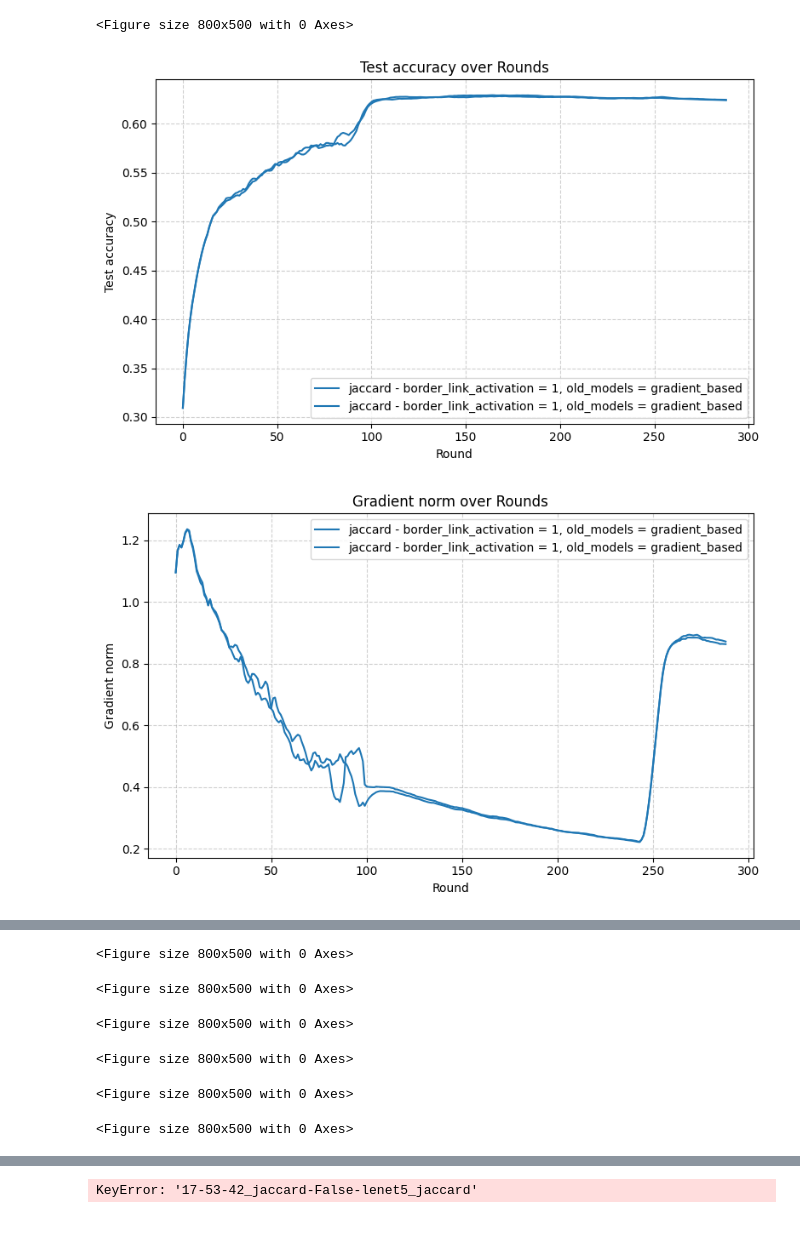
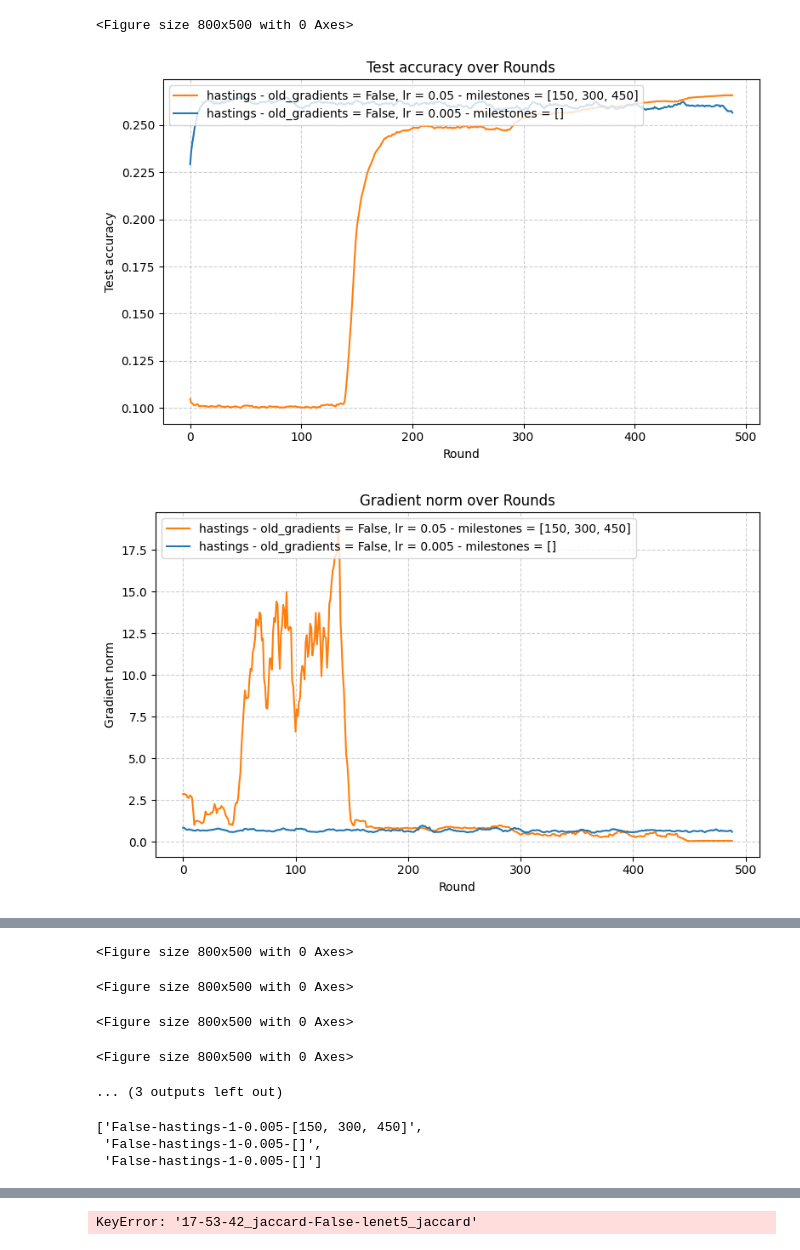
Before and after one commit to tanguyLC01/FLP2P, a Jupyter notebook: compare_fixed_training.ipynb, the cells around one changed output, grey strips where cells are left out. Saved outputs shown, nothing was run; the diff lists cells and outputs as text; code cells hidden in the pictures.

```diff
--- a/compare_fixed_training.ipynb
+++ b/compare_fixed_training.ipynb
@@ -137,7 +140,7 @@ keys = list(results.keys())
 index_elems = list(results[keys[0]].keys())
 epochs = min(1000, min(len(results[k][index_elems[0]]) for k in keys))
 start = 0
-unique_old_gradients = sorted(set(f"{results[k]['old_gradients']}-{k.split('_')[-1]}-{results[k]['border_link_activation']}-{results[k]['selection_method']}" for k in results.keys()))
+unique_old_gradients = sorted(set(f"{results[k]['old_gradients']}-{k.split('_')[-1]}-{results[k]['border_link_activation']}-{results[k]['client_config'].learning_rate}-{results[k]['client_config']['lr_schedule'].decay_milestones}" for k in results.keys()))
 color_cycle = plt.cm.tab10.colors  # 10 distinct colors (you can use more: tab20, viridis, etc.)
 color_map = {og: color_cycle[i % len(color_cycle)] for i, og in enumerate(unique_old_gradients)}
 for index_elem in index_elems:
@@ -145,27 +148,45 @@ for index_elem in index_elems:
     if type(results[list(results.keys())[0]][index_elem]) is not list or len(results[list(results.keys())[0]][index_elem]) == 0:
         continue
     for key in keys:
-        if results[key]['same_distrib_test_set']  is False:
+        if results[key]['same_distrib_test_set'] is True:
             y = results[key][index_elem]
             y = np.convolve(y[start:epochs], np.ones(10)/10)[10:-10]
             rounds = np.arange(start, start + len(y))
             g_matrix = key.split('_')[-1]
             if g_matrix != 'matcha':
-                label = f"{g_matrix} - border_link_activation = {results[key]['border_link_activation']}, old_models = {results[key]['selection_method']}"
+                label = f"{g_matrix} - old_gradients = {results[key]['old_gradients']}, lr = {results[key]['client_config'].learning_rate} - milestones = {results[key]['client_config']['lr_schedule'].decay_milestones}"
             # if index_elem == "spectral_gap":
             #label = f"{g_matrix} - border_link_activation = {results[key]['border_link_activation']}"
             # else:
             #     label = f"{g_matrix} - {"Memory activated" if results[key]['old_gradients'] else "Memory desactivated"}"
-            color = color_map[f"{results[key]['old_gradients']}-{g_matrix}-{results[key]['border_link_activation']}-{results[key]['selection_method']}"]
+            color = color_map[f"{results[key]['old_gradients']}-{g_matrix}-{results[key]['border_link_activation']}-{results[key]['client_config'].learning_rate}-{results[key]['client_config']['lr_schedule'].decay_milestones}"]
             plt.plot(rounds, y, label=label, color=color)
 
     plt.xlabel("Round")
     plt.ylabel(index_elem.replace('_', ' ').capitalize())
     plt.title(f"{index_elem.replace('_', ' ').capitalize()} over Rounds")
-    plt.legend()
+    leg = plt.legend(
+        loc="upper left",
+        #bbox_to_anchor=(1, 0.5),
+        frameon=True
+    )
     plt.grid(True, linestyle='--', alpha=0.6)
     plt.tight_layout()
+
+    # bb = leg.get_bbox_to_anchor().transformed(ax.transAxes.inverted())
+
+    # # Change to location of the legend.
+    # xOffset = 1.5
+    # bb.x0 += xOffset
+    # bb.x1 += xOffset
+    # leg.set_bbox_to_anchor(bb, transform = ax.transAxes)
+
+    # # Update the plot
+    # plt.show()
     plt.show()
+
+
+
 
 # for index_elem in index_elems:
 #     plt.figure(figsize=(8, 5))
@@ -193,3 +214,3 @@ for index_elem in index_elems:
 <Figure size 800x500 with 0 Axes>
-[figure, old version]
+[figure, new version]
-[figure, old version]
+[figure, new version]
@@ -197,8 +219,13 @@ for index_elem in index_elems:
 <Figure size 800x500 with 0 Axes>
 <Figure size 800x500 with 0 Axes>
 <Figure size 800x500 with 0 Axes>
-<Figure size 800x500 with 0 Axes>
+... (3 outputs left out)
-<Figure size 800x500 with 0 Axes>
+# %%
+[f"{results[k]['old_gradients']}-{k.split('_')[-1]}-{results[k]['border_link_activation']}-{results[key]['client_config'].learning_rate}-{results[k]['client_config']['lr_schedule'].decay_milestones}" for k in results.keys()]
+# %% [output]
+['False-hastings-1-0.005-[150, 300, 450]',
+ 'False-hastings-1-0.005-[]',
+ 'False-hastings-1-0.005-[]']
 # %%
 results['2025-12-09_17-26-05_metropolis_hasting']
 # %% [output]
```
Also changed, not shown: parts of 7 cells of this notebook, 33 other files.
